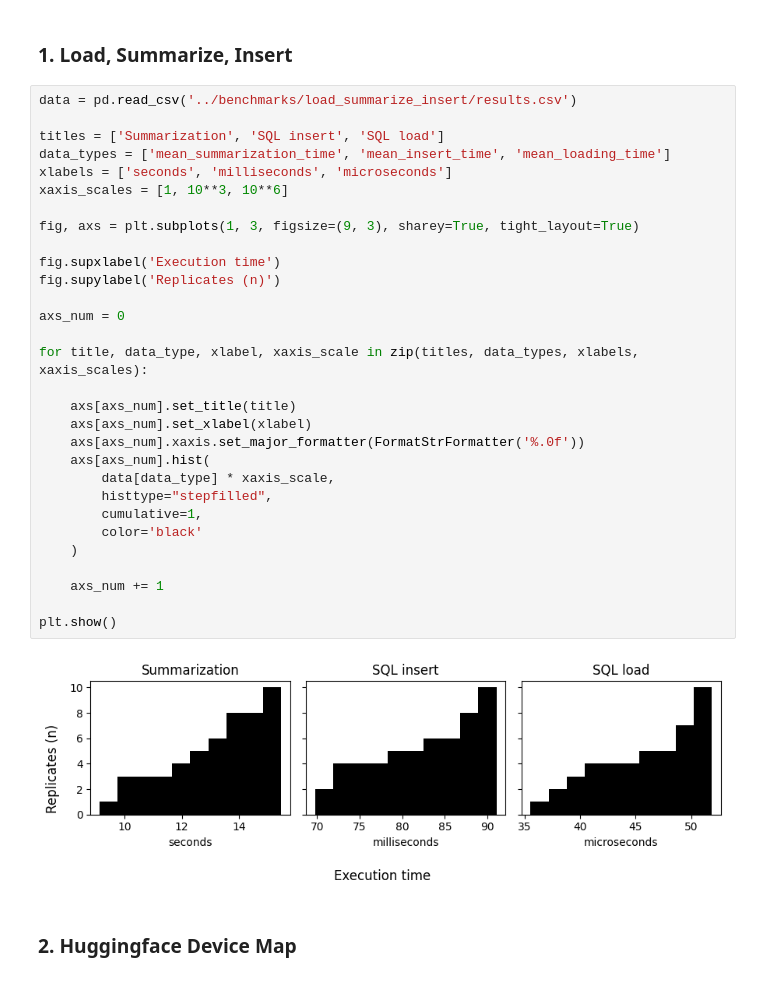
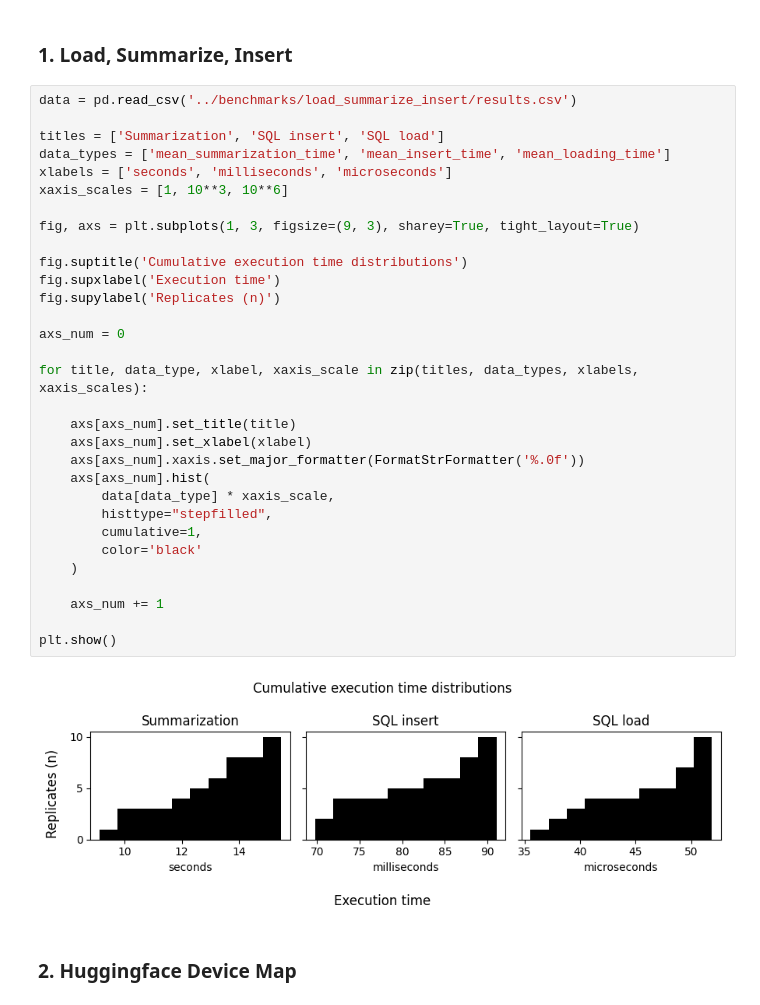
Before and after one commit to gperdrizet/PUBSUM, a Jupyter notebook: pubsum/notebooks/benchmarking_results.ipynb, the cells around one changed output. Drawn from its saved outputs; the diff is of its cells as text.

Commit message:
Added figure title to load, summarize, insert benchmark plot.

```diff
--- a/pubsum/notebooks/benchmarking_results.ipynb
+++ b/pubsum/notebooks/benchmarking_results.ipynb
@@ -10,34 +10,35 @@ from matplotlib.ticker import FormatStrFormatter
 data = pd.read_csv('../benchmarks/load_summarize_insert/results.csv')
 
 titles = ['Summarization', 'SQL insert', 'SQL load']
 data_types = ['mean_summarization_time', 'mean_insert_time', 'mean_loading_time']
 xlabels = ['seconds', 'milliseconds', 'microseconds']
 xaxis_scales = [1, 10**3, 10**6]
 
 fig, axs = plt.subplots(1, 3, figsize=(9, 3), sharey=True, tight_layout=True)
 
+fig.suptitle('Cumulative execution time distributions')
 fig.supxlabel('Execution time')
 fig.supylabel('Replicates (n)')
 
 axs_num = 0
 
 for title, data_type, xlabel, xaxis_scale in zip(titles, data_types, xlabels, xaxis_scales):
 
     axs[axs_num].set_title(title)
     axs[axs_num].set_xlabel(xlabel)
     axs[axs_num].xaxis.set_major_formatter(FormatStrFormatter('%.0f'))
     axs[axs_num].hist(
         data[data_type] * xaxis_scale,
         histtype="stepfilled",
         cumulative=1,
         color='black'
     )
 
     axs_num += 1
 
 plt.show()
 # %% [output]
-[figure, old version]
+[figure, new version]
 # %% [markdown]
 ### 2. Huggingface Device Map
 # %%
```
